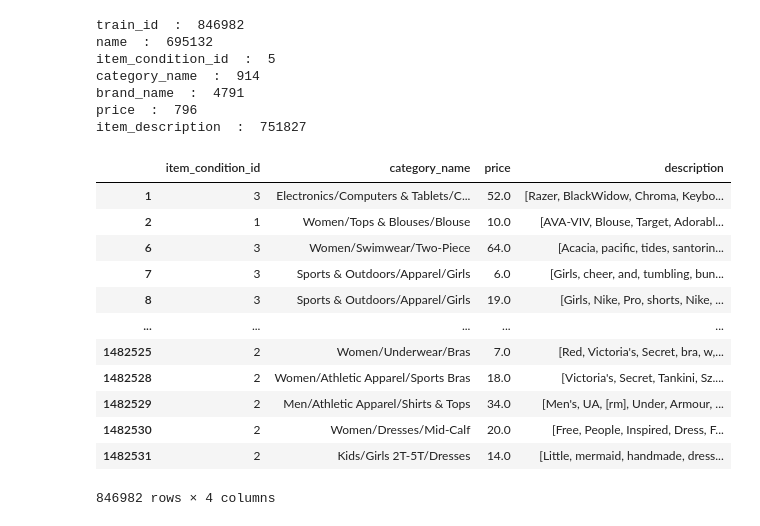
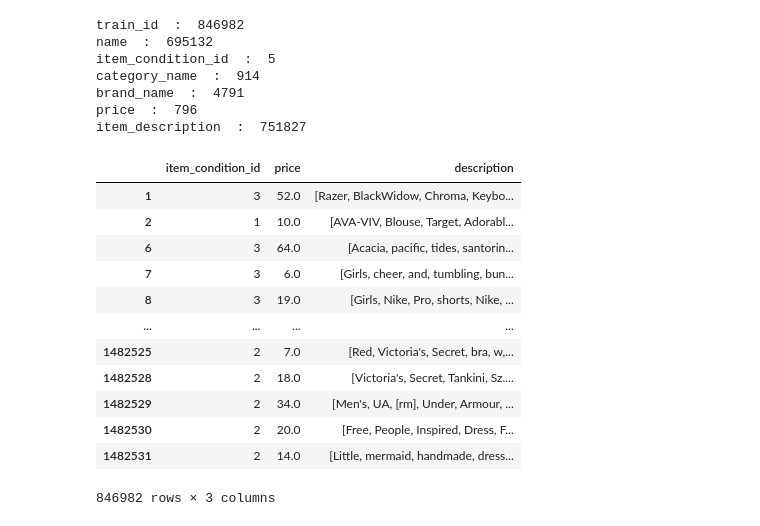
Before and after one commit to AI-project-Team-4/AI-Class-Project, a Jupyter notebook: MLP.ipynb, the cells around one changed output. Saved outputs shown, nothing was run; the diff lists cells and outputs as text; code cells hidden in the pictures.

```diff
--- a/MLP.ipynb
+++ b/MLP.ipynb
@@ -35,22 +59,22 @@ price  :  796
 item_description  :  751827
 # %%
 # Combining descriptive data to one column
-data_df['description'] = data_df[['name', 'brand_name', 'item_description']].agg(' '.join, axis=1)
-data_df = data_df.drop(['name', 'brand_name', 'item_description', 'train_id'], axis=1)
+data_df['description'] = data_df[['name', 'brand_name', 'item_description', 'category_name']].agg(' '.join, axis=1)
+data_df = data_df.drop(['name', 'brand_name', 'item_description', 'train_id', 'category_name'], axis=1)
 data_df['description'] = data_df['description'].str.split()
 data_df
 # %% [output]
-|  | item_condition_id | category_name | price | description |
-| 1 | 3 | Electronics/Computers & Tablets/C... | 52.0 | [Razer, BlackWidow, Chroma, Keybo... |
-| 2 | 1 | Women/Tops & Blouses/Blouse | 10.0 | [AVA-VIV, Blouse, Target, Adorabl... |
-| 6 | 3 | Women/Swimwear/Two-Piece | 64.0 | [Acacia, pacific, tides, santorin... |
-| 7 | 3 | Sports & Outdoors/Apparel/Girls | 6.0 | [Girls, cheer, and, tumbling, bun... |
-| 8 | 3 | Sports & Outdoors/Apparel/Girls | 19.0 | [Girls, Nike, Pro, shorts, Nike, ... |
-| ... | ... | ... | ... | ... |
-| 1482525 | 2 | Women/Underwear/Bras | 7.0 | [Red, Victoria's, Secret, bra, w,... |
-| 1482528 | 2 | Women/Athletic Apparel/Sports Bras | 18.0 | [Victoria's, Secret, Tankini, Sz.... |
-| 1482529 | 2 | Men/Athletic Apparel/Shirts & Tops | 34.0 | [Men's, UA, [rm], Under, Armour, ... |
-| 1482530 | 2 | Women/Dresses/Mid-Calf | 20.0 | [Free, People, Inspired, Dress, F... |
-| 1482531 | 2 | Kids/Girls 2T-5T/Dresses | 14.0 | [Little, mermaid, handmade, dress... |
+|  | item_condition_id | price | description |
+| 1 | 3 | 52.0 | [Razer, BlackWidow, Chroma, Keybo... |
+| 2 | 1 | 10.0 | [AVA-VIV, Blouse, Target, Adorabl... |
+| 6 | 3 | 64.0 | [Acacia, pacific, tides, santorin... |
+| 7 | 3 | 6.0 | [Girls, cheer, and, tumbling, bun... |
+| 8 | 3 | 19.0 | [Girls, Nike, Pro, shorts, Nike, ... |
+| ... | ... | ... | ... |
+| 1482525 | 2 | 7.0 | [Red, Victoria's, Secret, bra, w,... |
+| 1482528 | 2 | 18.0 | [Victoria's, Secret, Tankini, Sz.... |
+| 1482529 | 2 | 34.0 | [Men's, UA, [rm], Under, Armour, ... |
+| 1482530 | 2 | 20.0 | [Free, People, Inspired, Dress, F... |
+| 1482531 | 2 | 14.0 | [Little, mermaid, handmade, dress... |
-846982 rows × 4 columns
+846982 rows × 3 columns
 # %%
```
Also changed, not shown: parts of 8 cells of this notebook, 1 other file.
